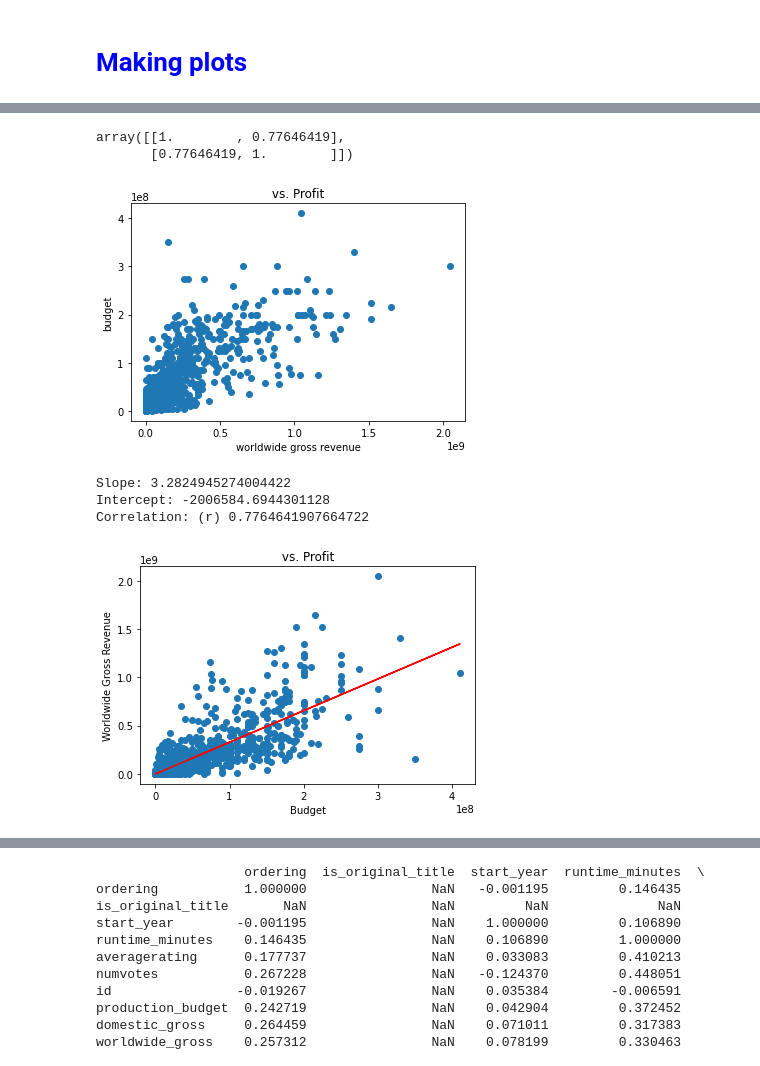
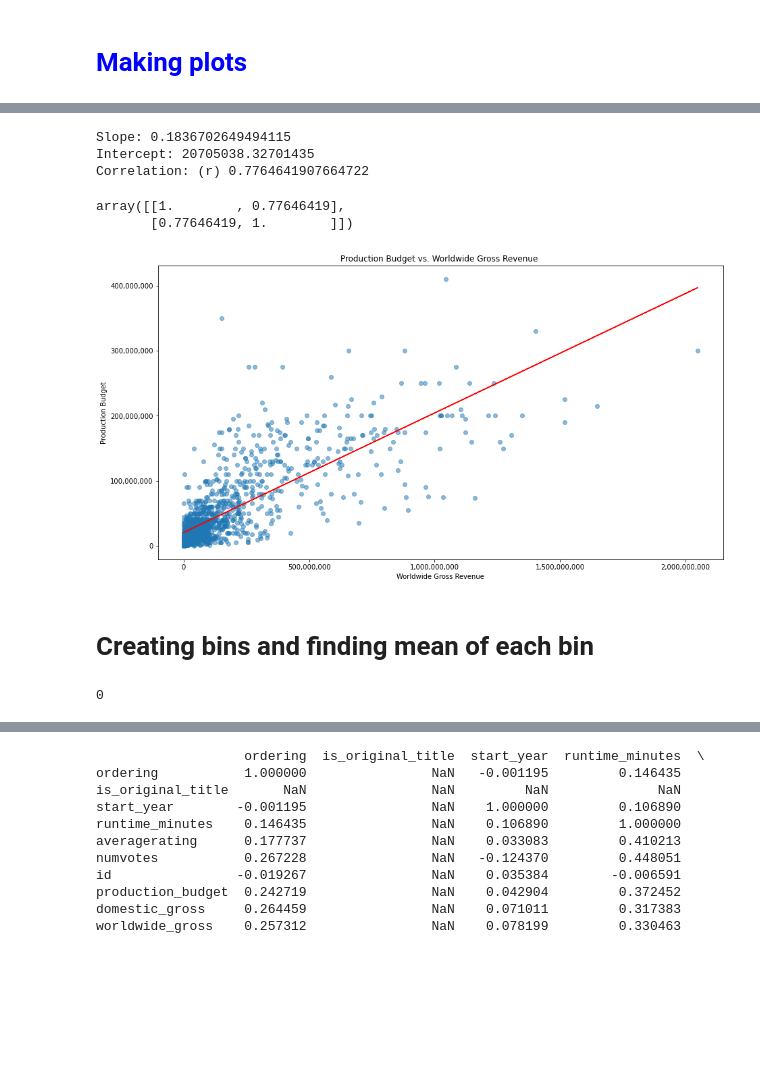
Before and after one commit to ImMaxRoss/Movie_Project, a Jupyter notebook: Keanan_code2.ipynb, the cells around one changed output, grey strips where cells are left out. Cells and saved outputs as stored; diff of their text form; code cells hidden in the pictures; blank space fills up the shorter version.

```diff
--- a/Keanan_code2.ipynb
+++ b/Keanan_code2.ipynb
@@ -385,60 +376,44 @@ array([[1.        , 0.98373406],
-# %%
-import matplotlib.pyplot as plt
-%matplotlib inline
-import statistics as stats
-import numpy as np
-fig, ax = plt.subplots()
-
-x=full_movies_profit_df["worldwide_gross"]
-y=full_movies_profit_df["production_budget"]
-# x = full_movies_profit_df["title_x"]
-# y = full_movies_profit_df["profit_margin"]#.value_counts().sort_index().values
-
-ax.scatter(x,y)
-
-ax.set_ylabel("budget")
-ax.set_xlabel("worldwide gross revenue")
-ax.set_title(" vs. Profit ");
-np.corrcoef(x,y)
-# %% [output]
-array([[1.        , 0.77646419],
-       [0.77646419, 1.        ]])
-[figure, removed]
 # %%
 import numpy as np
 from scipy.stats import linregress
-# Calculate IQR and outliers
-# q1 = np.percentile(full_movies_profit_df["profit_margin"],25)
-# q3 = np.percentile(full_movies_profit_df["profit_margin"],75)
-# iqr = q3 - q1
-# lower = q1 - 1.5*iqr
-# upper = q3 + 1.5*iqr
-# outliers = (full_movies_profit_df['profit_margin'] < lower) | (full_movies_profit_df['profit_margin'] > upper)
-# remove outliers
-# x = full_movies_profit_df.loc[~outliers, 'profit_margin']
-# y = full_movies_profit_df.loc[~outliers, 'profit']
-x = full_movies_profit_df['production_budget']
-y = full_movies_profit_df['worldwide_gross']
-fig, ax = plt.subplots()
+from matplotlib.ticker import StrMethodFormatter
+
+y = full_movies_profit_df['production_budget']
+x = full_movies_profit_df['worldwide_gross']
+fig, ax = plt.subplots(figsize=(15,8))
 
 
-ax.scatter(x,y)
-
-ax.set_ylabel("Worldwide Gross Revenue")
-ax.set_xlabel("Budget")
-ax.set_title(" vs. Profit ");
-np.corrcoef(x,y)
+ax.scatter(x,y,alpha=0.5)
 
 
+ax.set_xlabel("Worldwide Gross Revenue")
+ax.set_ylabel("Production Budget")
+ax.set_title("Production Budget vs. Worldwide Gross Revenue ");
+# Removing scientific notation
+ax.ticklabel_format(useOffset=False, style='plain')
+
+# Set the major formatter and use fstring notation to adjust the axes
+ax.xaxis.set_major_formatter(StrMethodFormatter('{x:,.0f}'))
+ax.yaxis.set_major_formatter(StrMethodFormatter('{x:,.0f}'))
+
 slope, intercept, r, p, se = linregress(x,y)
-res = linregress(x, y)
-plt.plot(x, res.intercept + res.slope*x, 'r')
+lin_r = linregress(x, y)
+plt.plot(x, lin_r.intercept + lin_r.slope*x, 'r')
 
 print('Slope:', slope)
 print('Intercept:', intercept)
 print('Correlation: (r)', r)
+np.corrcoef(x,y)
 # %% [output]
-Slope: 3.2824945274004422
-Intercept: -2006584.6944301128
+Slope: 0.1836702649494115
+Intercept: 20705038.32701435
 Correlation: (r) 0.7764641907664722
+array([[1.        , 0.77646419],
+       [0.77646419, 1.        ]])
-[figure, old version]
+[figure, new version]
+# %% [markdown]
+# Creating bins and finding mean of each bin
+# %%
+full_movies_profit_df['production_budget'].isnull().sum()
+# %% [output]
+0
```
Also changed, not shown: parts of 11 cells of this notebook.
